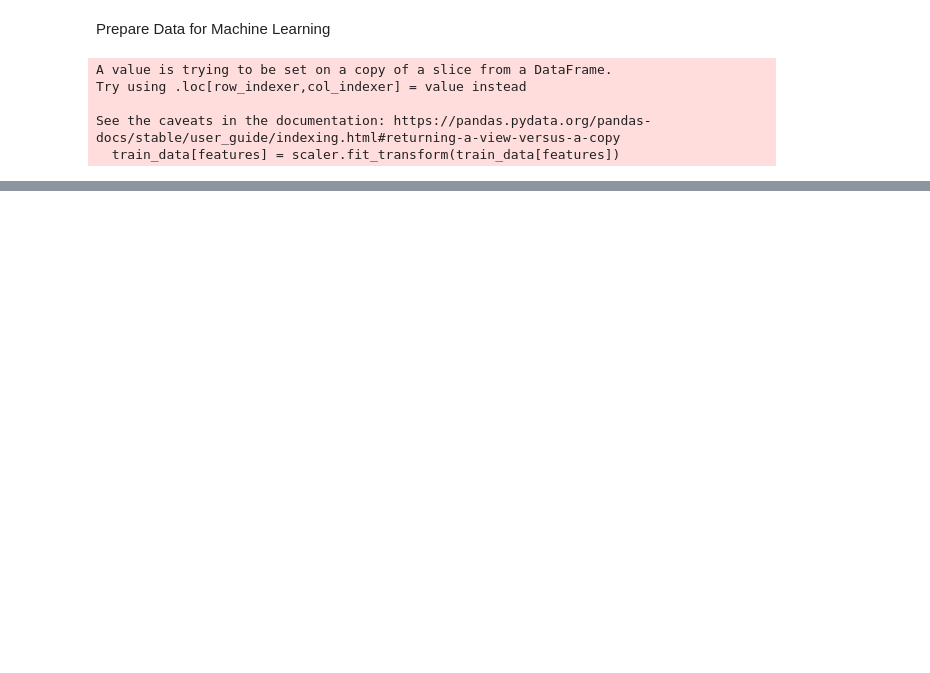
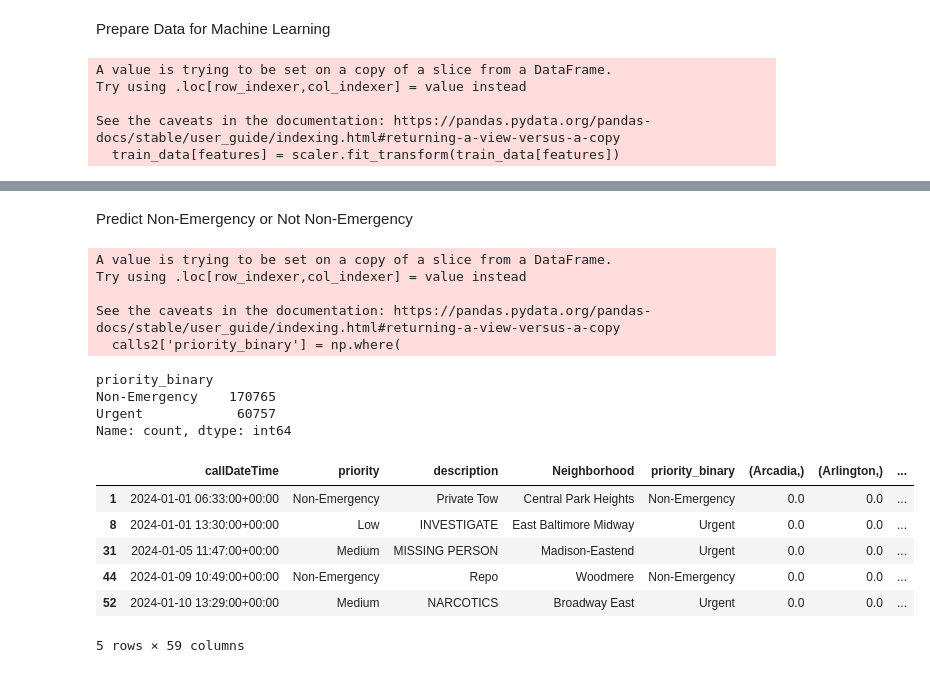
Before and after one commit to jmart305/ds4ph_term4_capstone, a Jupyter notebook: prediction_model.ipynb, the cells around one changed output, grey strips where cells are left out. Saved outputs shown, nothing was run; the diff lists cells and outputs as text; code cells hidden in the pictures; blank space fills up the shorter version.

```diff
--- a/prediction_model.ipynb
+++ b/prediction_model.ipynb
@@ -273,0 +338,51 @@ csa.to_csv('csa.csv', index=False)
+# %% [markdown]
+Predict Non-Emergency or Not Non-Emergency
+# %%
+# Select relevant columns
+calls2 = calls_orig[['callDateTime', 'priority', 'description', 'Neighborhood']]
+calls2.dropna(inplace=True)
+
+# Encode categorical variables
+non_emergency_terms = ['Non-Emergency', 'Out of Service']
+
+calls2['priority_binary'] = np.where(
+    calls2['priority'].isin(non_emergency_terms),
+    'Non-Emergency',
+    'Urgent'
+)
+
+print(calls2['priority_binary'].value_counts())
+
+le_neighborhood = OneHotEncoder(sparse_output=False, drop = None)
+neighborhood_encoded = le_neighborhood.fit_transform(calls[['Neighborhood']])
+neighborhood_encoded = pd.DataFrame(neighborhood_encoded, columns=le_neighborhood.categories_, index=calls2.index)
+
+# Join back to calls dataframe
+calls2 = calls2.join(neighborhood_encoded)
+# calls = calls.join(descrip_encoded)
+
+# Convert callDateTime to Month, Day, time format
+calls2['callDateTime'] = pd.to_datetime(calls['callDateTime'], format="%Y/%m/%d %H:%M:%S%z")
+calls2["month"] = calls["callDateTime"].dt.month       # 1 (int)
+calls2["day"] = calls["callDateTime"].dt.day           # 1 (int)
+calls2["time"] = calls["callDateTime"].dt.strftime('%H%M%S').astype(int)
+calls2["day_of_week"] = calls["callDateTime"].dt.dayofweek
+
+calls2.head(5)
+# %% [output]
+A value is trying to be set on a copy of a slice from a DataFrame.
+Try using .loc[row_indexer,col_indexer] = value instead
+
+See the caveats in the documentation: https://pandas.pydata.org/pandas-docs/stable/user_guide/indexing.html#returning-a-view-versus-a-copy
+  calls2['priority_binary'] = np.where(
+priority_binary
+Non-Emergency    170765
+Urgent            60757
+Name: count, dtype: int64
+|  | callDateTime | priority | description | Neighborhood | priority_binary | (Arcadia,) | (Arlington,) | ... |
+| 1 | 2024-01-01 06:33:00+00:00 | Non-Emergency | Private Tow | Central Park Heights | Non-Emergency | 0.0 | 0.0 | ... |
+| 8 | 2024-01-01 13:30:00+00:00 | Low | INVESTIGATE | East Baltimore Midway | Urgent | 0.0 | 0.0 | ... |
+| 31 | 2024-01-05 11:47:00+00:00 | Medium | MISSING PERSON | Madison-Eastend | Urgent | 0.0 | 0.0 | ... |
+| 44 | 2024-01-09 10:49:00+00:00 | Non-Emergency | Repo | Woodmere | Non-Emergency | 0.0 | 0.0 | ... |
+| 52 | 2024-01-10 13:29:00+00:00 | Medium | NARCOTICS | Broadway East | Urgent | 0.0 | 0.0 | ... |
+5 rows × 59 columns
```
Also changed, not shown: parts of 11 cells of this notebook, 6 other files.
